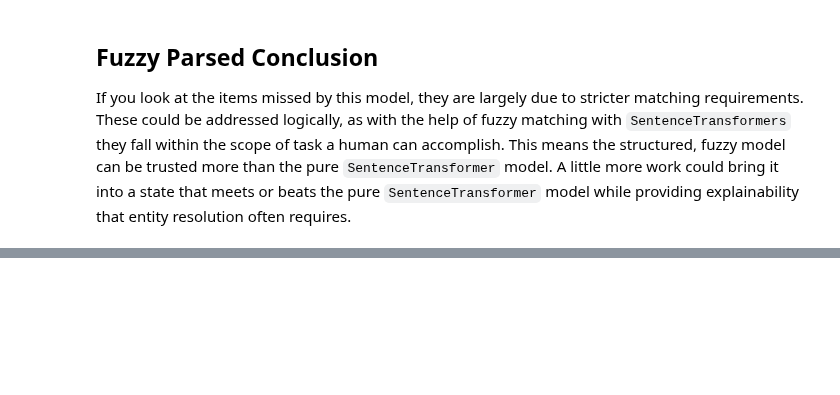
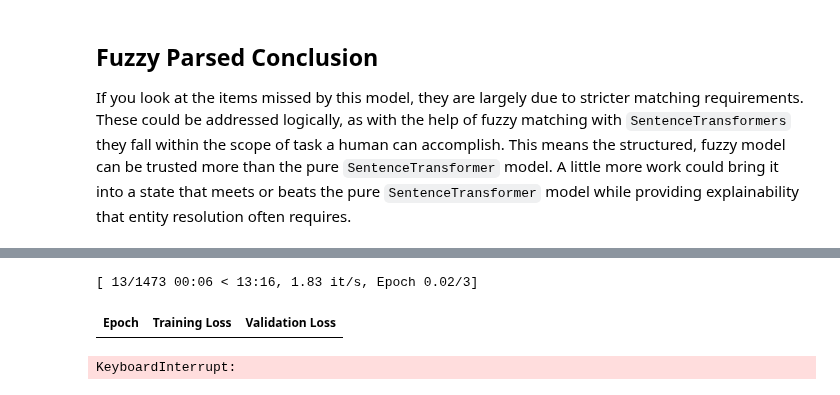
Before and after one commit to rjurney/libpostal-reborn, a Jupyter notebook: Address Matching Deep Dive.ipynb, the cells around one changed output, grey strips where cells are left out. Drawn from its saved outputs; the diff is of its cells as text; code cells hidden in the pictures; blank space fills up the shorter version.

Commit message:
Working Sentence-BERT library with Trainer

```diff
--- a/Address Matching Deep Dive.ipynb
+++ b/Address Matching Deep Dive.ipynb
@@ -997,7 +997,7 @@ At one point the model generated 50K examples of one type because my iteration o
 augment_results_df.groupby("Description").count()["Label"]
 # %%
 # If you want to start from here and not run the data augmentation pipeline again...
-# augment_results_df = pd.read_parquet("data/training.5.parquet")
+augment_results_df = pd.read_parquet("data/training.5.parquet")
 
 augment_results_df.head(20)
 # %% [output]
@@ -2423,0 +2167,2 @@ If you look at the items missed by this model, they are largely due to stricter
+# %%
+model = SentenceBERT()
@@ -2423,0 +2219,53 @@ If you look at the items missed by this model, they are largely due to stricter
+# %%
+tokenized_train_dataset = train_dataset.map(tokenize_function, batched=True)
+tokenized_eval_dataset = eval_dataset.map(tokenize_function, batched=True)
+tokenized_test_dataset = test_dataset.map(tokenize_function, batched=True)
+
+tokenized_train_dataset = format_dataset(tokenized_train_dataset)
+tokenized_eval_dataset = format_dataset(tokenized_eval_dataset)
+tokenized_test_dataset = format_dataset(tokenized_test_dataset)
+# %%
+# Define the Trainer
+training_args = TrainingArguments(
+    output_dir="./results",
+    evaluation_strategy="epoch",
+    learning_rate=2e-5,
+    per_device_train_batch_size=8,
+    per_device_eval_batch_size=8,
+    num_train_epochs=3,
+    weight_decay=0.01,
+)
+
+
+class CustomTrainer(Trainer):
+    def compute_loss(self, model, inputs, return_outputs=False):
+        labels = inputs.pop("labels")
+        input_ids_a = inputs.pop("input_ids_a")
+        input_ids_b = inputs.pop("input_ids_b")
+        attention_mask_a = inputs.pop("attention_mask_a")
+        attention_mask_b = inputs.pop("attention_mask_b")
+        outputs = model(input_ids_a, input_ids_b, attention_mask_a, attention_mask_b, labels)
+        loss = outputs[0]
+        return (loss, outputs) if return_outputs else loss
+
+
+trainer = CustomTrainer(
+    model=model,
+    args=training_args,
+    train_dataset=tokenized_train_dataset,
+    eval_dataset=tokenized_test_dataset,
+    compute_metrics=compute_metrics,
+)
+
+
+# Train the model
+trainer.train()
+
+
+# Evaluate the model
+results = trainer.evaluate()
+print(results)
+# %% [output]
+[ 13/1473 00:06 < 13:16, 1.83 it/s, Epoch 0.02/3]
+| Epoch | Training Loss | Validation Loss |
+KeyboardInterrupt:
```
Also changed, not shown: parts of 50 cells of this notebook.
